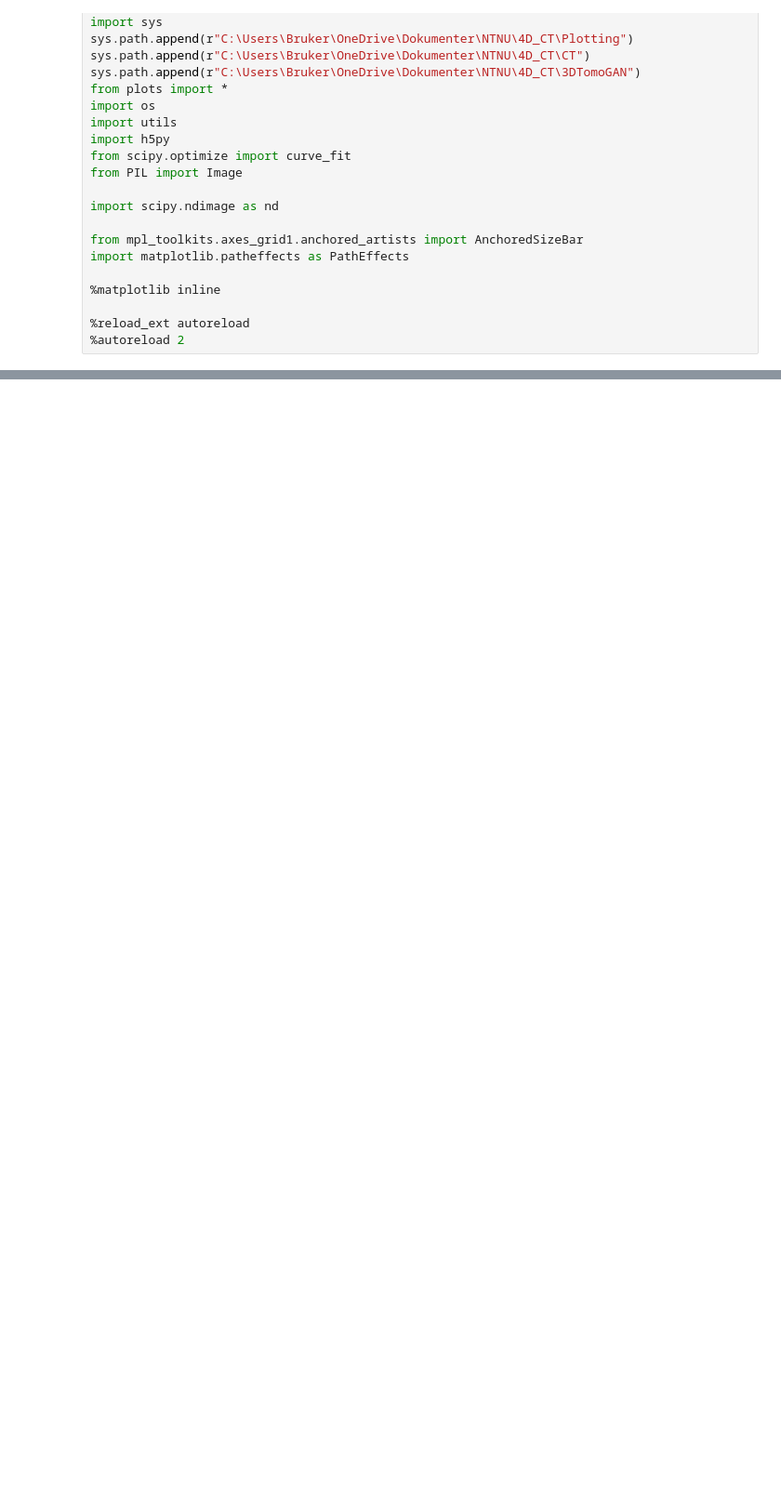
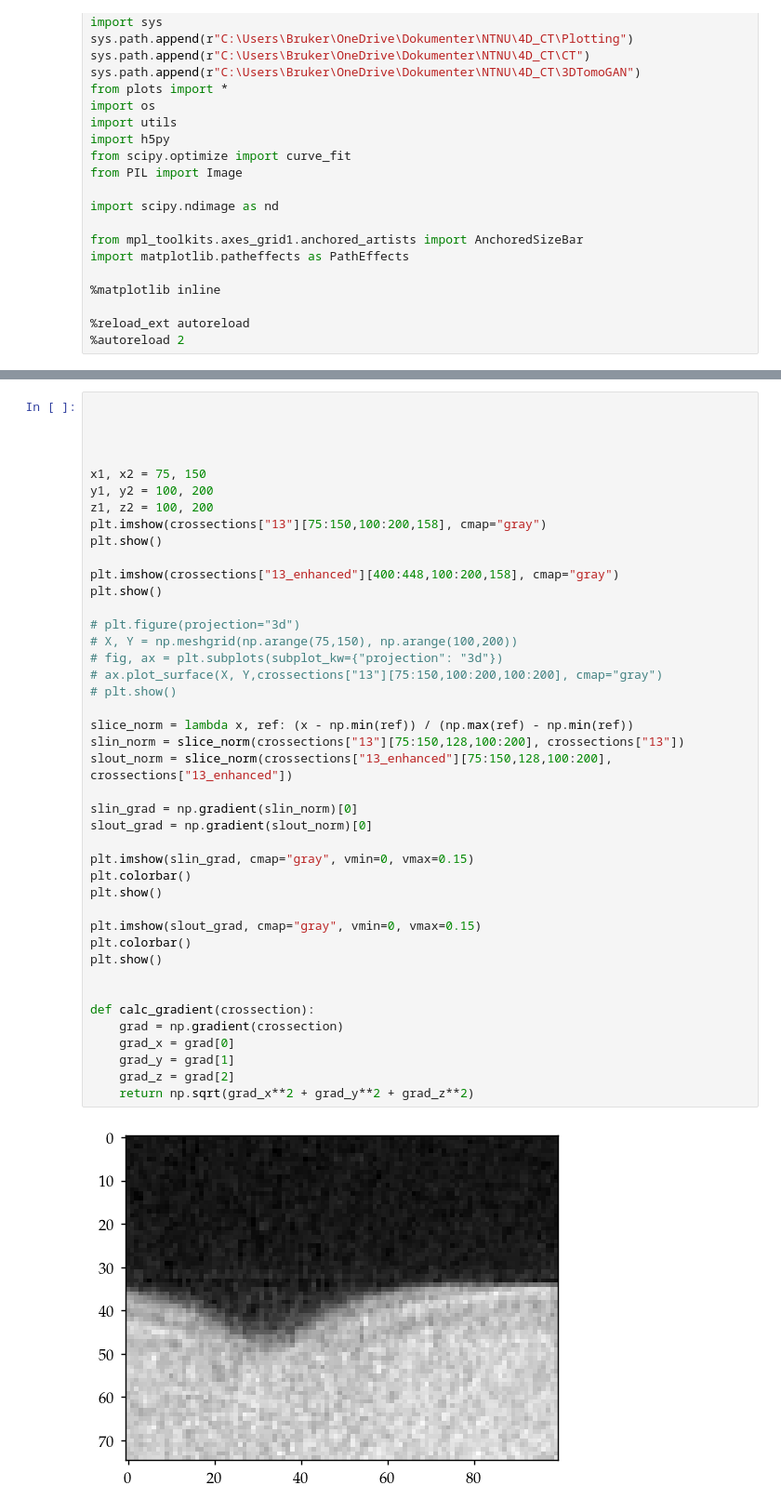
Before and after one commit to RubenDragland/4D_CT, a Jupyter notebook: Analysis/hourglass_dynamical.ipynb, the cells around one changed output, grey strips where cells are left out. Shown at 93% size. Cells and saved outputs as stored; diff of their text form; blank space fills up the shorter version.

```diff
--- a/Analysis/hourglass_dynamical.ipynb
+++ b/Analysis/hourglass_dynamical.ipynb
@@ -70,0 +262,44 @@ for j,(id,key) in enumerate(zip(identifiers, keys)):
+# %%
+
+
+
+
+x1, x2 = 75, 150
+y1, y2 = 100, 200
+z1, z2 = 100, 200
+plt.imshow(crossections["13"][75:150,100:200,158], cmap="gray")
+plt.show()
+
+plt.imshow(crossections["13_enhanced"][400:448,100:200,158], cmap="gray")
+plt.show()
+
+# plt.figure(projection="3d")
+# X, Y = np.meshgrid(np.arange(75,150), np.arange(100,200))
+# fig, ax = plt.subplots(subplot_kw={"projection": "3d"})
+# ax.plot_surface(X, Y,crossections["13"][75:150,100:200,100:200], cmap="gray")
+# plt.show()
+
+slice_norm = lambda x, ref: (x - np.min(ref)) / (np.max(ref) - np.min(ref))
+slin_norm = slice_norm(crossections["13"][75:150,128,100:200], crossections["13"])
+slout_norm = slice_norm(crossections["13_enhanced"][75:150,128,100:200], crossections["13_enhanced"])
+
+slin_grad = np.gradient(slin_norm)[0]
+slout_grad = np.gradient(slout_norm)[0]
+
+plt.imshow(slin_grad, cmap="gray", vmin=0, vmax=0.15)
+plt.colorbar()
+plt.show()
+
+plt.imshow(slout_grad, cmap="gray", vmin=0, vmax=0.15)
+plt.colorbar()
+plt.show()
+
+
+def calc_gradient(crossection):
+    grad = np.gradient(crossection)
+    grad_x = grad[0]
+    grad_y = grad[1]
+    grad_z = grad[2]
+    return np.sqrt(grad_x**2 + grad_y**2 + grad_z**2)
+# %% [output]
+[figure, added]
```
Also changed, not shown: parts of 7 cells of this notebook.
